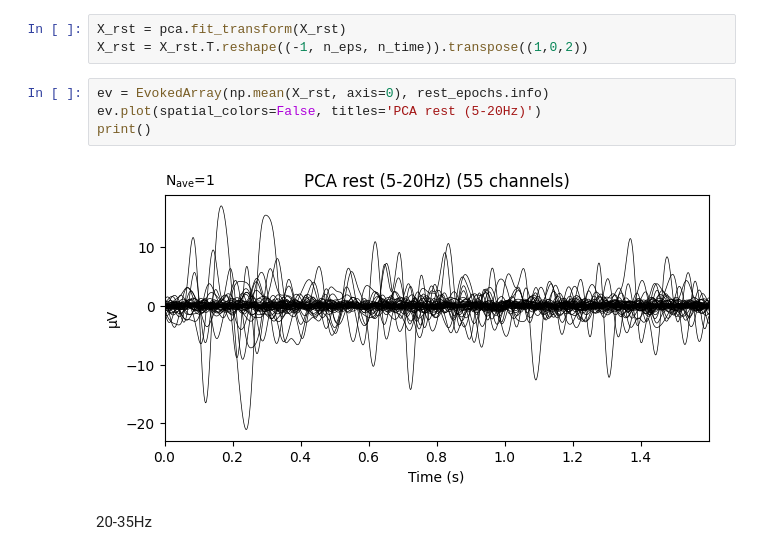
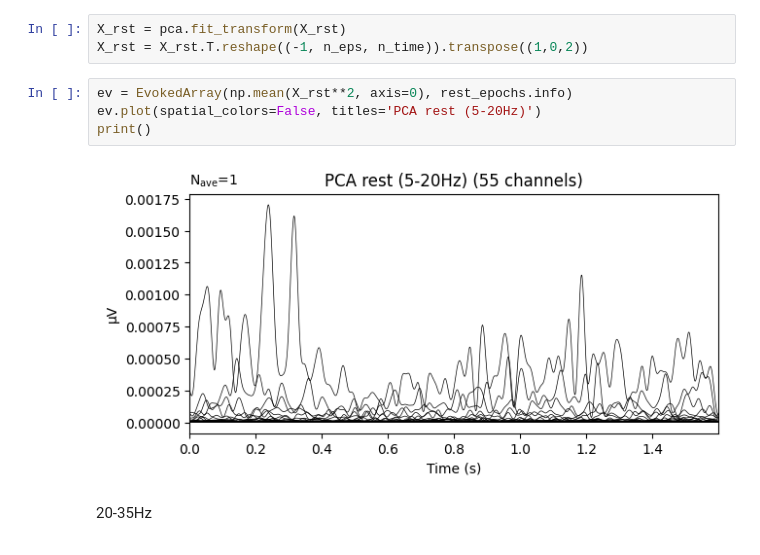
Before and after one commit to donalbertico/bci-analysis, a Jupyter notebook: ah/feature_extraction.ipynb, the cells around one changed output. Drawn from its saved outputs; the diff is of its cells as text.

```diff
--- a/ah/feature_extraction.ipynb
+++ b/ah/feature_extraction.ipynb
@@ -69,11 +70,11 @@ X_rst = np.transpose(X_rst,(1,0,2)).reshape(n_chan, n_eps*n_time).T
 X_rst = pca.fit_transform(X_rst)
 X_rst = X_rst.T.reshape((-1, n_eps, n_time)).transpose((1,0,2))
 # %%
-ev = EvokedArray(np.mean(X_rst, axis=0), rest_epochs.info)
+ev = EvokedArray(np.mean(X_rst**2, axis=0), rest_epochs.info)
 ev.plot(spatial_colors=False, titles='PCA rest (5-20Hz)')
 print()
 # %% [output]
-[figure, old version]
+[figure, new version]
 # %% [markdown]
 20-35Hz
 # %%
```
Also changed, not shown: parts of 18 cells of this notebook, 1 other file.
